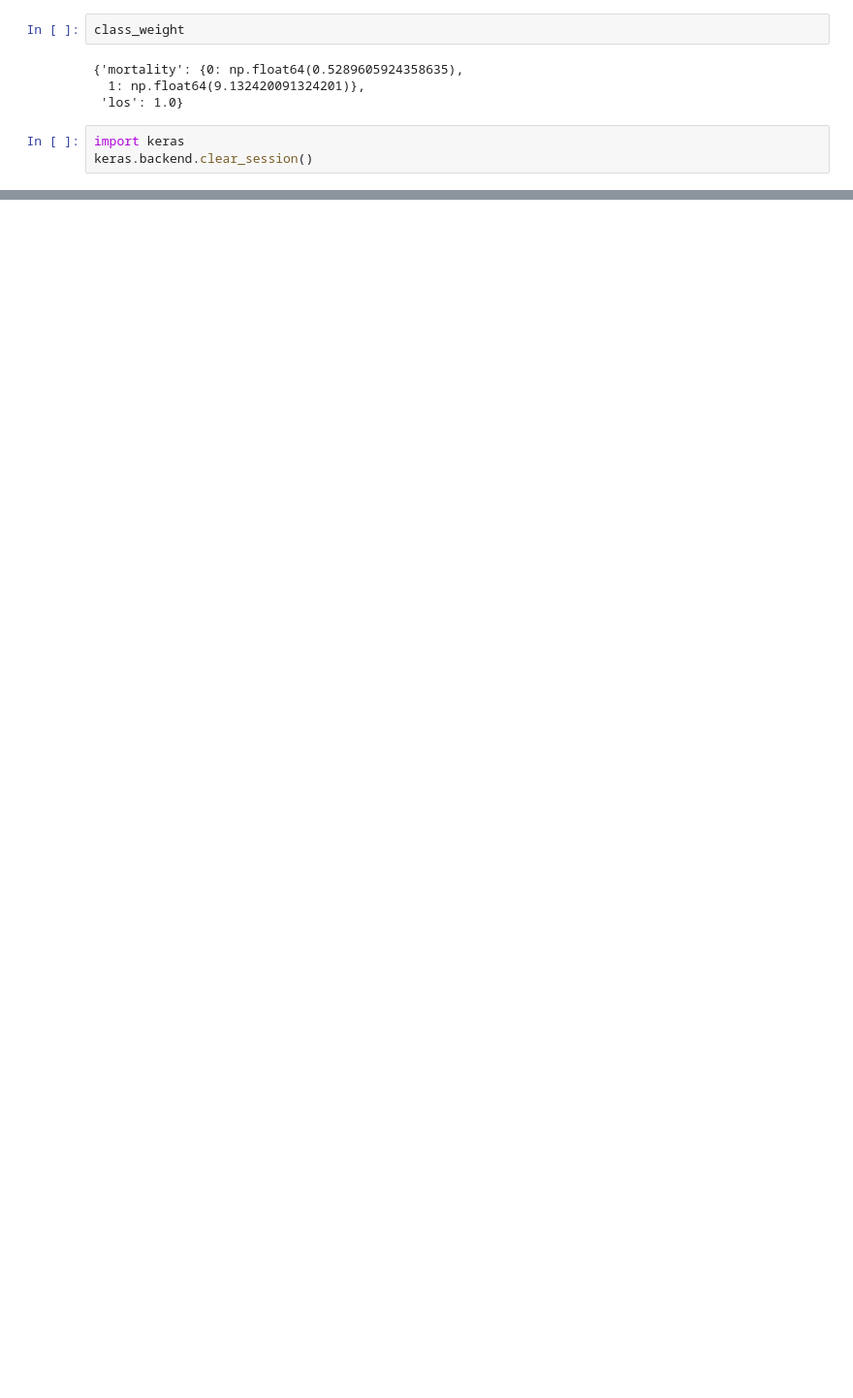
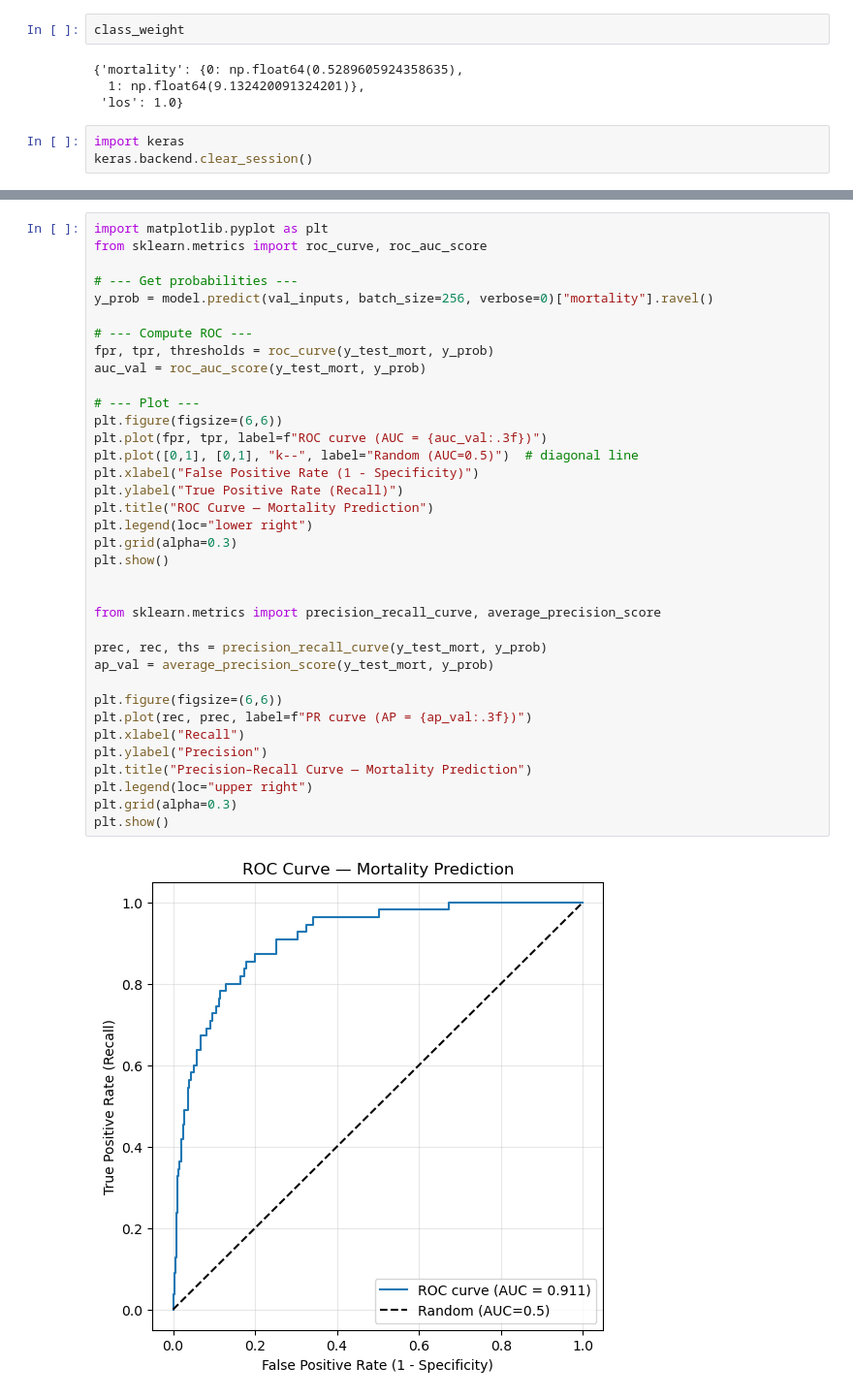
Before and after one commit to amyduguid2/MIMIC_Analysis, a Jupyter notebook: lstm.ipynb, the cells around one changed output, grey strips where cells are left out. Shown at 97% size. Saved outputs shown, nothing was run; the diff lists cells and outputs as text; blank space fills up the shorter version.

```diff
--- a/lstm.ipynb
+++ b/lstm.ipynb
@@ -653,0 +738,38 @@ LOS — MAE: 0.620322    MSE: 0.62323695
+# %%
+import matplotlib.pyplot as plt
+from sklearn.metrics import roc_curve, roc_auc_score
+
+# --- Get probabilities ---
+y_prob = model.predict(val_inputs, batch_size=256, verbose=0)["mortality"].ravel()
+
+# --- Compute ROC ---
+fpr, tpr, thresholds = roc_curve(y_test_mort, y_prob)
+auc_val = roc_auc_score(y_test_mort, y_prob)
+
+# --- Plot ---
+plt.figure(figsize=(6,6))
+plt.plot(fpr, tpr, label=f"ROC curve (AUC = {auc_val:.3f})")
+plt.plot([0,1], [0,1], "k--", label="Random (AUC=0.5)")  # diagonal line
+plt.xlabel("False Positive Rate (1 - Specificity)")
+plt.ylabel("True Positive Rate (Recall)")
+plt.title("ROC Curve — Mortality Prediction")
+plt.legend(loc="lower right")
+plt.grid(alpha=0.3)
+plt.show()
+
+
+from sklearn.metrics import precision_recall_curve, average_precision_score
+
+prec, rec, ths = precision_recall_curve(y_test_mort, y_prob)
+ap_val = average_precision_score(y_test_mort, y_prob)
+
+plt.figure(figsize=(6,6))
+plt.plot(rec, prec, label=f"PR curve (AP = {ap_val:.3f})")
+plt.xlabel("Recall")
+plt.ylabel("Precision")
+plt.title("Precision–Recall Curve — Mortality Prediction")
+plt.legend(loc="upper right")
+plt.grid(alpha=0.3)
+plt.show()
+# %% [output]
+[figure, added]
```
Also changed, not shown: parts of 30 cells of this notebook, 1 other file.
